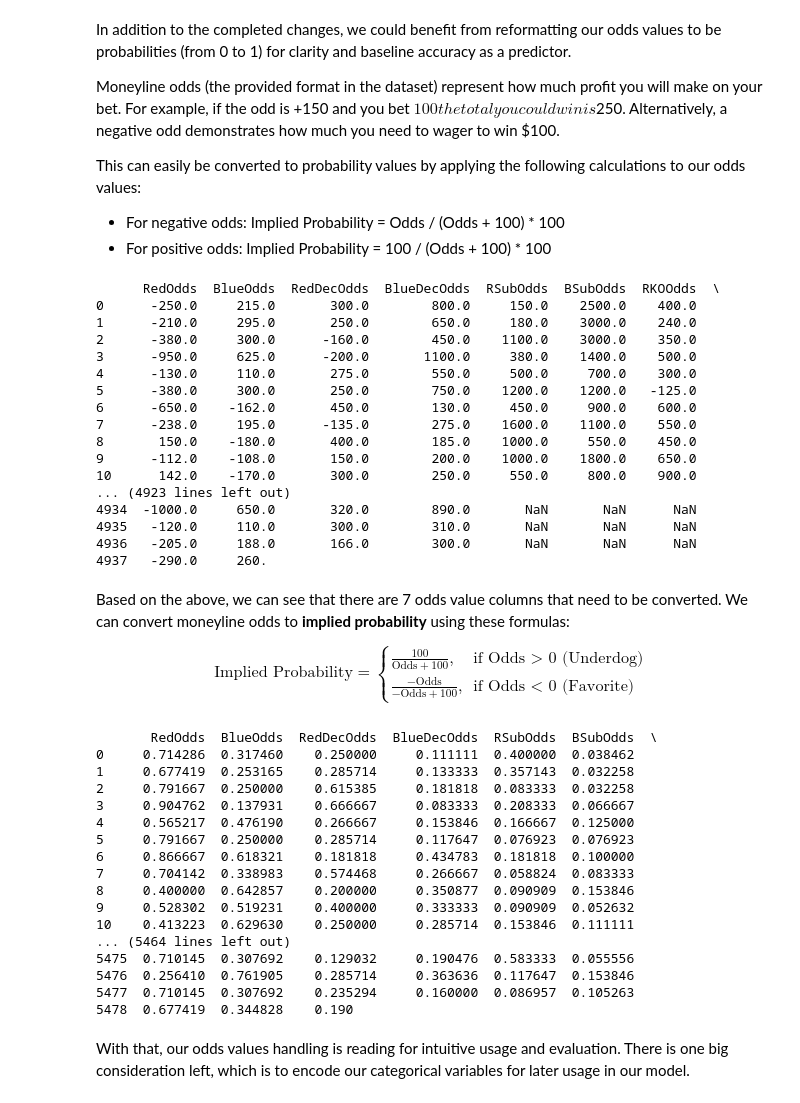
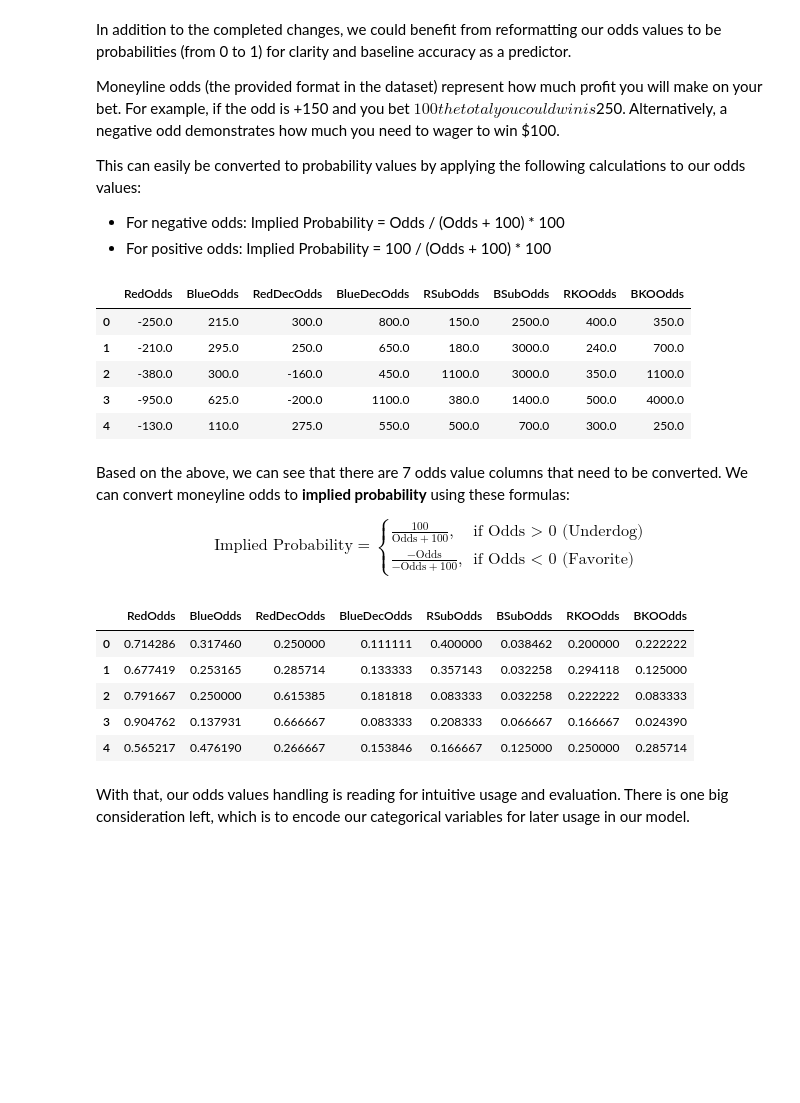
Before and after one commit to RaoBrandon/UFC-Fight-Prediction, a Jupyter notebook: UFC-Fight-Prediction.ipynb, the cells around one changed output. Cells and saved outputs as stored; diff of their text form; code cells hidden in the pictures; blank space fills up the shorter version.

```diff
--- a/UFC-Fight-Prediction.ipynb
+++ b/UFC-Fight-Prediction.ipynb
@@ -202,25 +202,14 @@ This can easily be converted to probability values by applying the following cal
 # %%
 # Exploring odds values of the dataset
 odds_columns = df.filter(like='Odds')
-print(odds_columns)
+odds_columns.head()
 # %% [output]
-      RedOdds  BlueOdds  RedDecOdds  BlueDecOdds  RSubOdds  BSubOdds  RKOOdds  \
-0      -250.0     215.0       300.0        800.0     150.0    2500.0    400.0
-1      -210.0     295.0       250.0        650.0     180.0    3000.0    240.0
-2      -380.0     300.0      -160.0        450.0    1100.0    3000.0    350.0
-3      -950.0     625.0      -200.0       1100.0     380.0    1400.0    500.0
-4      -130.0     110.0       275.0        550.0     500.0     700.0    300.0
-5      -380.0     300.0       250.0        750.0    1200.0    1200.0   -125.0
-6      -650.0    -162.0       450.0        130.0     450.0     900.0    600.0
-7      -238.0     195.0      -135.0        275.0    1600.0    1100.0    550.0
-8       150.0    -180.0       400.0        185.0    1000.0     550.0    450.0
-9      -112.0    -108.0       150.0        200.0    1000.0    1800.0    650.0
-10      142.0    -170.0       300.0        250.0     550.0     800.0    900.0
-... (4923 lines left out)
-4934  -1000.0     650.0       320.0        890.0       NaN       NaN      NaN
-4935   -120.0     110.0       300.0        310.0       NaN       NaN      NaN
-4936   -205.0     188.0       166.0        300.0       NaN       NaN      NaN
-4937   -290.0     260.
+|  | RedOdds | BlueOdds | RedDecOdds | BlueDecOdds | RSubOdds | BSubOdds | RKOOdds | BKOOdds |
+| 0 | -250.0 | 215.0 | 300.0 | 800.0 | 150.0 | 2500.0 | 400.0 | 350.0 |
+| 1 | -210.0 | 295.0 | 250.0 | 650.0 | 180.0 | 3000.0 | 240.0 | 700.0 |
+| 2 | -380.0 | 300.0 | -160.0 | 450.0 | 1100.0 | 3000.0 | 350.0 | 1100.0 |
+| 3 | -950.0 | 625.0 | -200.0 | 1100.0 | 380.0 | 1400.0 | 500.0 | 4000.0 |
+| 4 | -130.0 | 110.0 | 275.0 | 550.0 | 500.0 | 700.0 | 300.0 | 250.0 |
 # %% [markdown]
 Based on the above, we can see that there are 7 odds value columns that need to be converted. We can convert moneyline odds to **implied probability** using these formulas:
 
@@ -252,25 +241,14 @@ df[odds_columns] = df[odds_columns].applymap(moneyline_to_prob)
 
 # Exploring odds values again
 odds_columns = df.filter(like='Odds')
-print(odds_columns)
+odds_columns.head()
 # %% [output]
-       RedOdds  BlueOdds  RedDecOdds  BlueDecOdds  RSubOdds  BSubOdds  \
-0     0.714286  0.317460    0.250000     0.111111  0.400000  0.038462
-1     0.677419  0.253165    0.285714     0.133333  0.357143  0.032258
-2     0.791667  0.250000    0.615385     0.181818  0.083333  0.032258
-3     0.904762  0.137931    0.666667     0.083333  0.208333  0.066667
-4     0.565217  0.476190    0.266667     0.153846  0.166667  0.125000
-5     0.791667  0.250000    0.285714     0.117647  0.076923  0.076923
-6     0.866667  0.618321    0.181818     0.434783  0.181818  0.100000
-7     0.704142  0.338983    0.574468     0.266667  0.058824  0.083333
-8     0.400000  0.642857    0.200000     0.350877  0.090909  0.153846
-9     0.528302  0.519231    0.400000     0.333333  0.090909  0.052632
-10    0.413223  0.629630    0.250000     0.285714  0.153846  0.111111
-... (5464 lines left out)
-5475  0.710145  0.307692    0.129032     0.190476  0.583333  0.055556
-5476  0.256410  0.761905    0.285714     0.363636  0.117647  0.153846
-5477  0.710145  0.307692    0.235294     0.160000  0.086957  0.105263
-5478  0.677419  0.344828    0.190
+|  | RedOdds | BlueOdds | RedDecOdds | BlueDecOdds | RSubOdds | BSubOdds | RKOOdds | BKOOdds |
+| 0 | 0.714286 | 0.317460 | 0.250000 | 0.111111 | 0.400000 | 0.038462 | 0.200000 | 0.222222 |
+| 1 | 0.677419 | 0.253165 | 0.285714 | 0.133333 | 0.357143 | 0.032258 | 0.294118 | 0.125000 |
+| 2 | 0.791667 | 0.250000 | 0.615385 | 0.181818 | 0.083333 | 0.032258 | 0.222222 | 0.083333 |
+| 3 | 0.904762 | 0.137931 | 0.666667 | 0.083333 | 0.208333 | 0.066667 | 0.166667 | 0.024390 |
+| 4 | 0.565217 | 0.476190 | 0.266667 | 0.153846 | 0.166667 | 0.125000 | 0.250000 | 0.285714 |
 # %% [markdown]
 With that, our odds values handling is reading for intuitive usage and evaluation. There is one big consideration left, which is to encode our categorical variables for later usage in our model.
 # %% [markdown]
```
Also changed, not shown: parts of 4 cells of this notebook.
